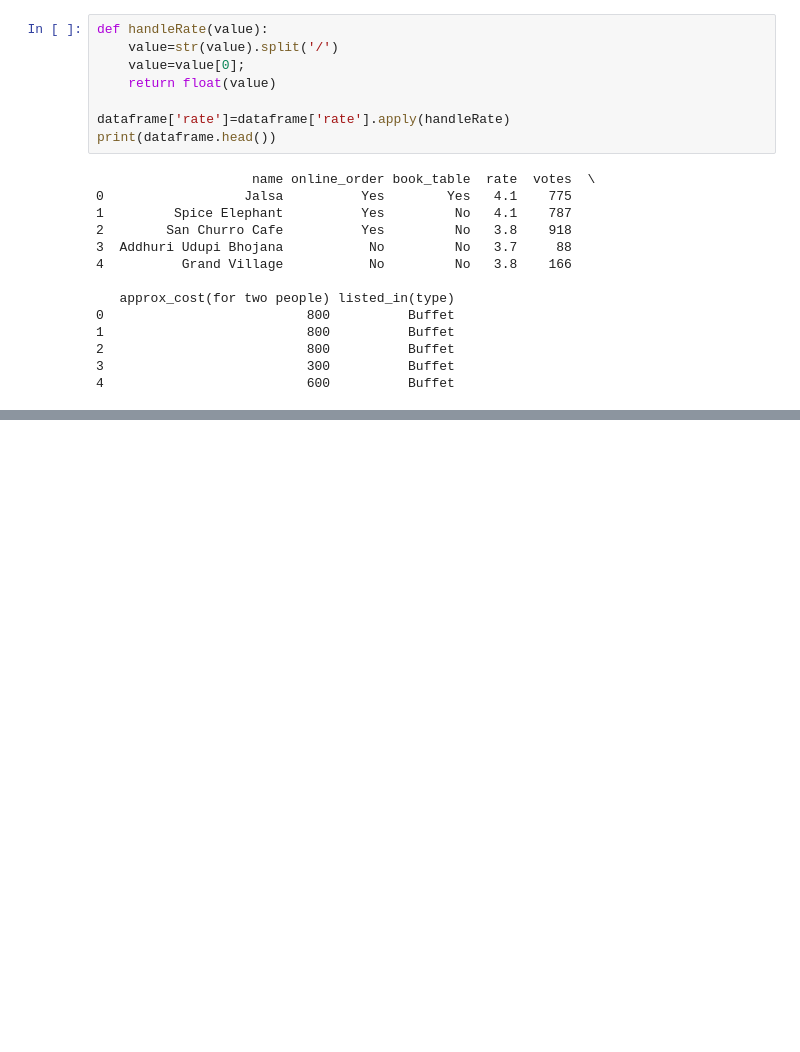
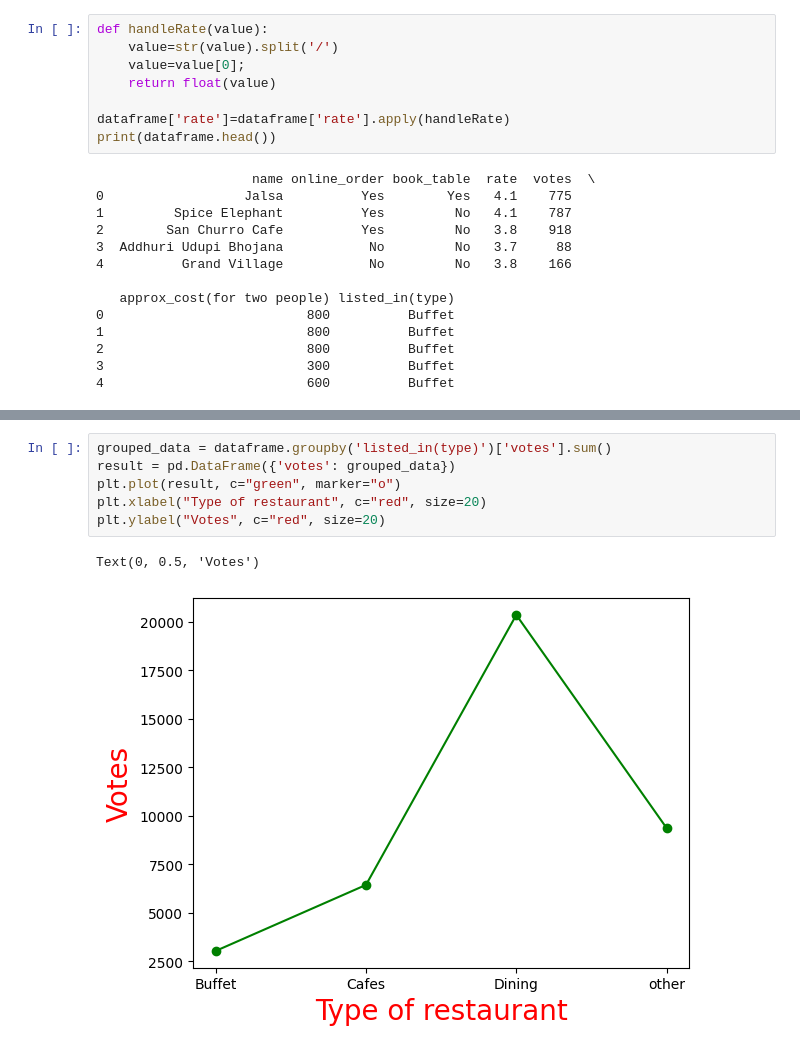
Before and after one commit to av150sharma/project, a Jupyter notebook: Zomato_Data_Analysis_Using_Python.ipynb, the cells around one changed output, grey strips where cells are left out. Saved outputs shown, nothing was run; the diff lists cells and outputs as text; blank space fills up the shorter version.

```diff
--- a/Zomato_Data_Analysis_Using_Python.ipynb
+++ b/Zomato_Data_Analysis_Using_Python.ipynb
@@ -68,0 +92,9 @@ print(dataframe.head())
+# %%
+grouped_data = dataframe.groupby('listed_in(type)')['votes'].sum()
+result = pd.DataFrame({'votes': grouped_data})
+plt.plot(result, c="green", marker="o")
+plt.xlabel("Type of restaurant", c="red", size=20)
+plt.ylabel("Votes", c="red", size=20)
+# %% [output]
+Text(0, 0.5, 'Votes')
+[figure, added]
```
Also changed, not shown: parts of 9 cells of this notebook.
